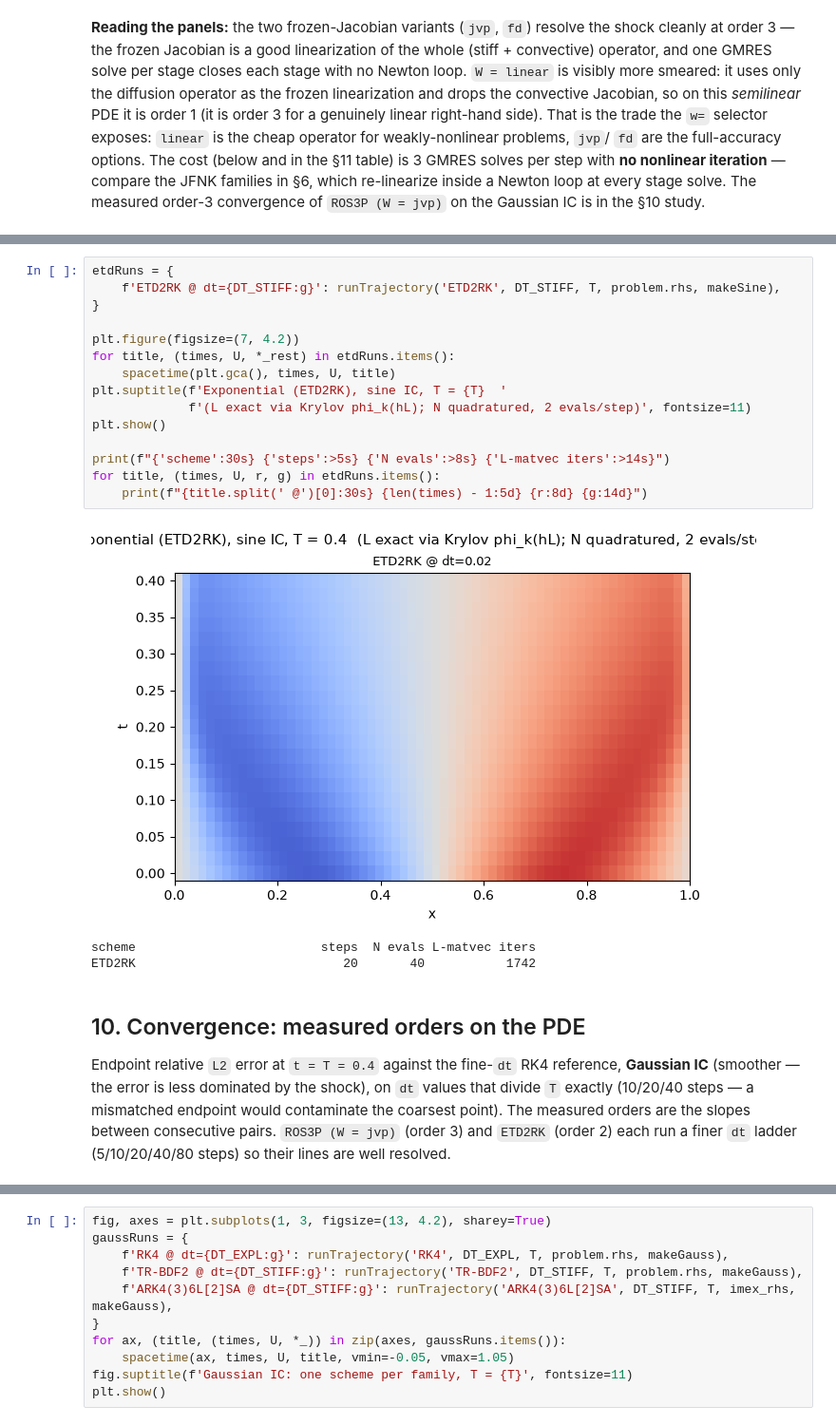
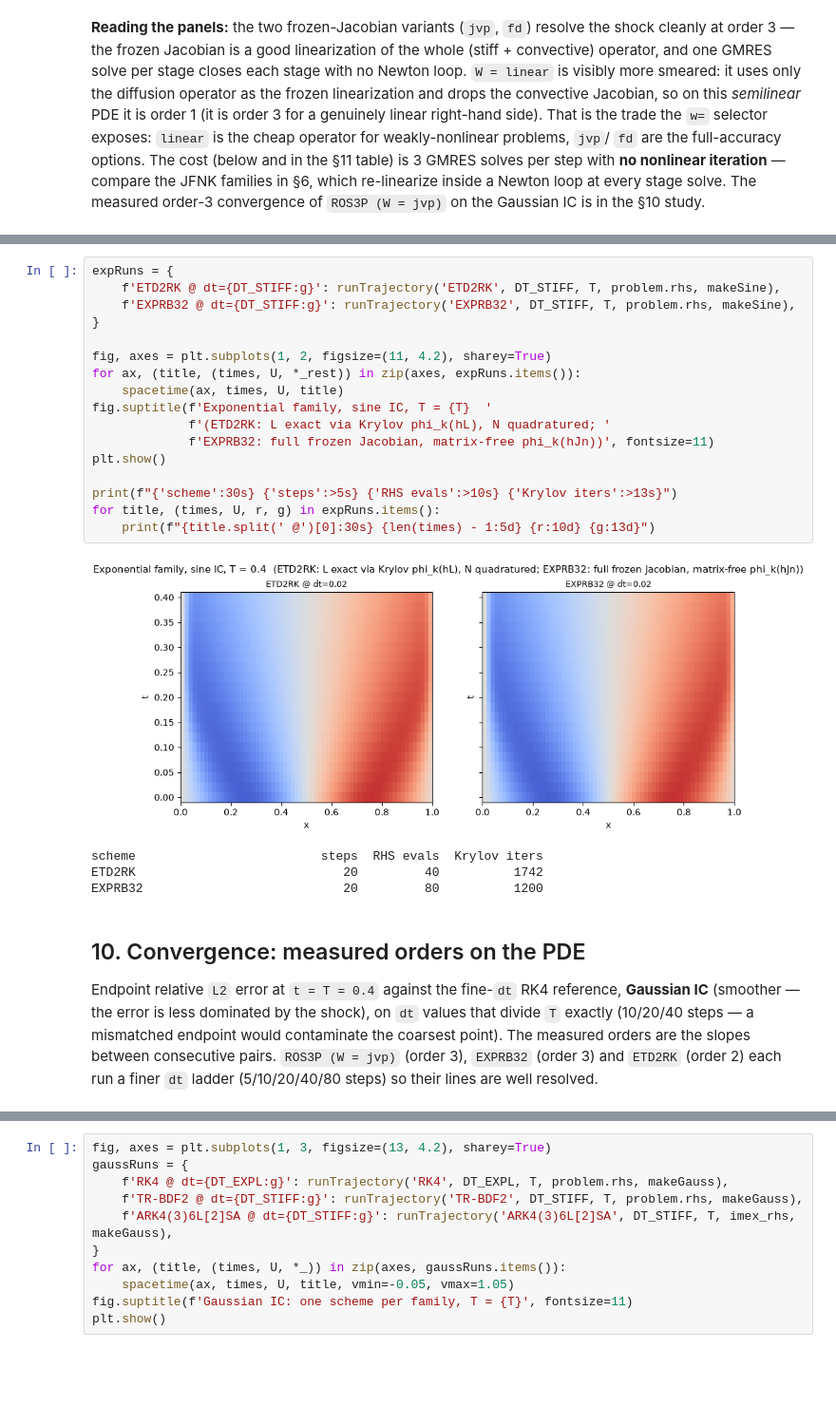
Before and after one commit to wi-re/warpSPHIntegrators, a Jupyter notebook: viscous_burgers_demo.ipynb, the cells around one changed output, grey strips where cells are left out. Shown at 95% size. Cells and saved outputs as stored; diff of their text form; blank space fills up the shorter version.

Commit message:
Add EXPRB32 exponential Rosenbrock method (Phase 7)

```diff
--- a/viscous_burgers_demo.ipynb
+++ b/viscous_burgers_demo.ipynb
@@ -509,22 +523,25 @@ convergence is in the §10 study; the cost is in the §11 table.
 # %%
-etdRuns = {
+expRuns = {
     f'ETD2RK @ dt={DT_STIFF:g}': runTrajectory('ETD2RK', DT_STIFF, T, problem.rhs, makeSine),
+    f'EXPRB32 @ dt={DT_STIFF:g}': runTrajectory('EXPRB32', DT_STIFF, T, problem.rhs, makeSine),
 }
 
-plt.figure(figsize=(7, 4.2))
-for title, (times, U, *_rest) in etdRuns.items():
-    spacetime(plt.gca(), times, U, title)
-plt.suptitle(f'Exponential (ETD2RK), sine IC, T = {T}  '
-             f'(L exact via Krylov phi_k(hL); N quadratured, 2 evals/step)', fontsize=11)
+fig, axes = plt.subplots(1, 2, figsize=(11, 4.2), sharey=True)
+for ax, (title, (times, U, *_rest)) in zip(axes, expRuns.items()):
+    spacetime(ax, times, U, title)
+fig.suptitle(f'Exponential family, sine IC, T = {T}  '
+             f'(ETD2RK: L exact via Krylov phi_k(hL), N quadratured; '
+             f'EXPRB32: full frozen Jacobian, matrix-free phi_k(hJn))', fontsize=11)
 plt.show()
 
-print(f"{'scheme':30s} {'steps':>5s} {'N evals':>8s} {'L-matvec iters':>14s}")
-for title, (times, U, r, g) in etdRuns.items():
-    print(f"{title.split(' @')[0]:30s} {len(times) - 1:5d} {r:8d} {g:14d}")
+print(f"{'scheme':30s} {'steps':>5s} {'RHS evals':>10s} {'Krylov iters':>13s}")
+for title, (times, U, r, g) in expRuns.items():
+    print(f"{title.split(' @')[0]:30s} {len(times) - 1:5d} {r:10d} {g:13d}")
 # %% [output]
-[figure, old version]
+[figure, new version]
-scheme                         steps  N evals L-matvec iters
-ETD2RK                            20       40           1742
+scheme                         steps  RHS evals  Krylov iters
+ETD2RK                            20         40          1742
+EXPRB32                           20         80          1200
 # %% [markdown]
 ## 10. Convergence: measured orders on the PDE
 
@@ -532,9 +549,9 @@ Endpoint relative `L2` error at `t = T = 0.4` against the fine-`dt` RK4
 reference, **Gaussian IC** (smoother — the error is less dominated by the
 shock), on `dt` values that divide `T` exactly (10/20/40 steps — a mismatched
 endpoint would contaminate the coarsest point). The measured orders are the
-slopes between consecutive pairs. `ROS3P (W = jvp)` (order 3) and `ETD2RK`
-(order 2) each run a finer `dt` ladder (5/10/20/40/80 steps) so their lines are
-well resolved.
+slopes between consecutive pairs. `ROS3P (W = jvp)` (order 3), `EXPRB32`
+(order 3) and `ETD2RK` (order 2) each run a finer `dt` ladder
+(5/10/20/40/80 steps) so their lines are well resolved.
 # %%
 t_gref, Ug_ref, _, _ = runTrajectory('RK4', 2e-3, T, problem.rhs, makeGauss)
 
```
Also changed, not shown: parts of 7 cells of this notebook, 16 other files.
